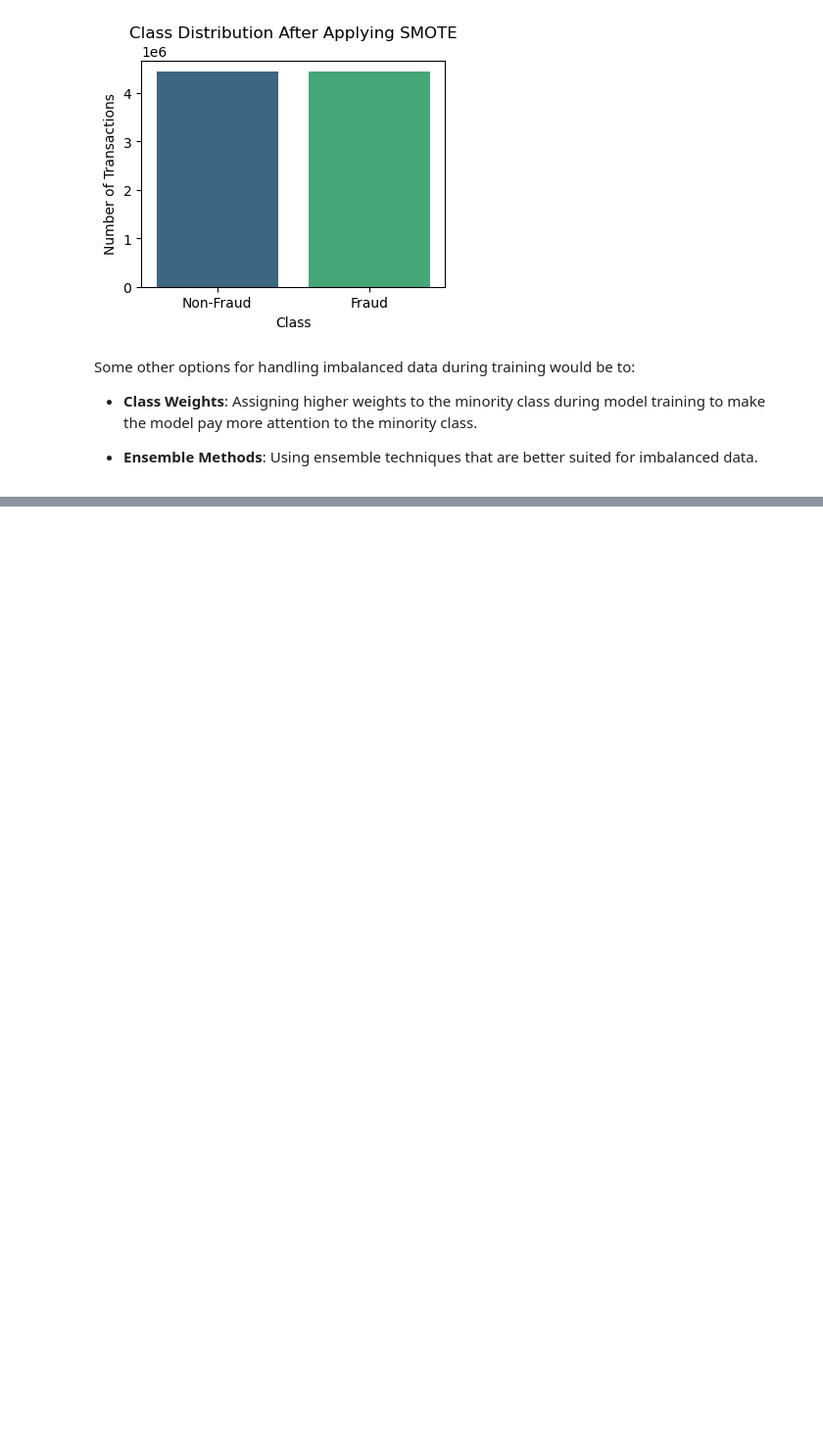
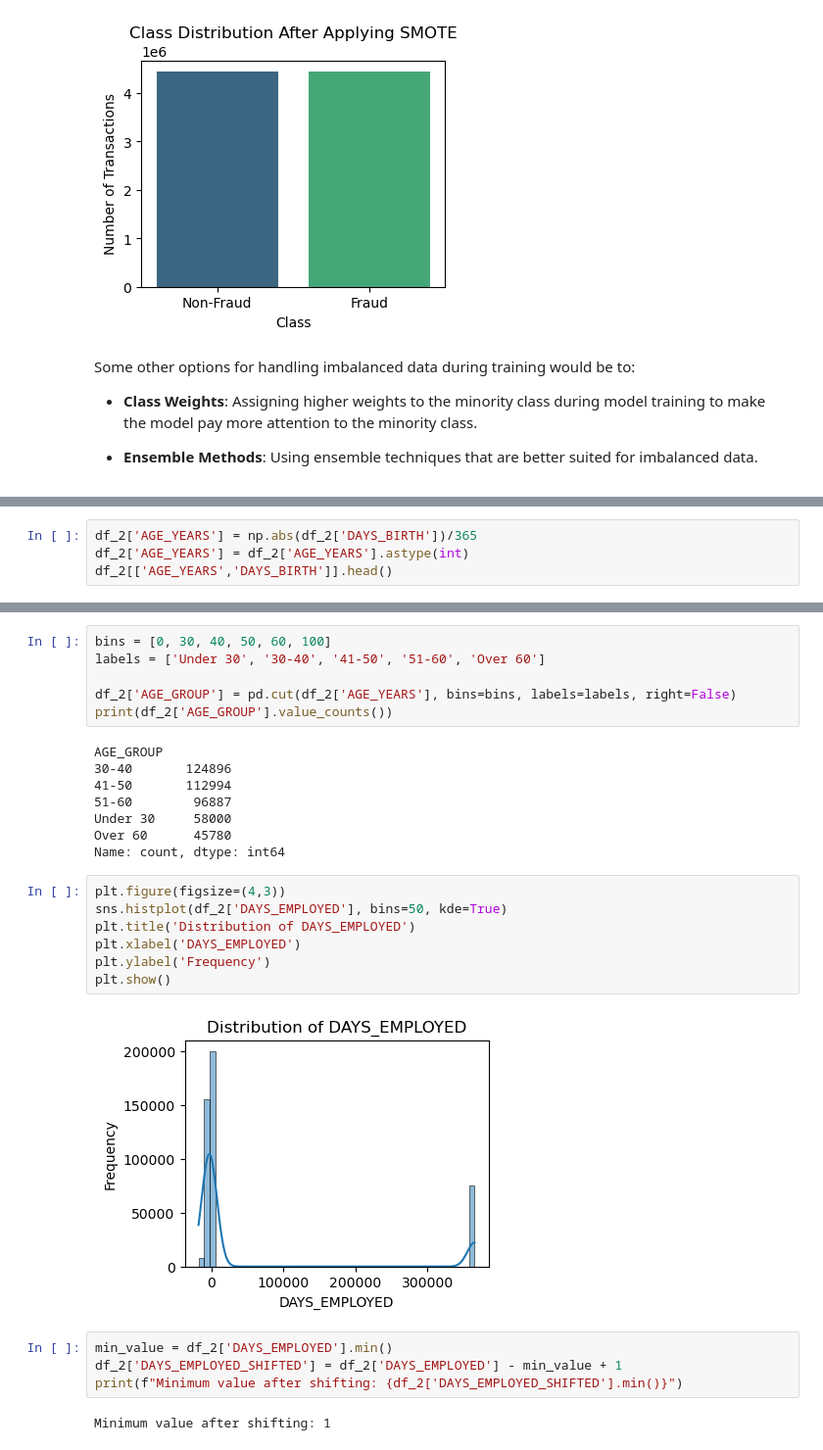
Before and after one commit to curio25/fraud-detection, a Jupyter notebook: analytics/eda.ipynb, the cells around one changed output, grey strips where cells are left out. Shown at 98% size. Saved outputs shown, nothing was run; the diff lists cells and outputs as text; blank space fills up the shorter version.

```diff
--- a/analytics/eda.ipynb
+++ b/analytics/eda.ipynb
@@ -458,0 +611,4 @@ Some other options for handling imbalanced data during training would be to:
+# %%
+df_2['AGE_YEARS'] = np.abs(df_2['DAYS_BIRTH'])/365
+df_2['AGE_YEARS'] = df_2['AGE_YEARS'].astype(int)
+df_2[['AGE_YEARS','DAYS_BIRTH']].head()
@@ -458,0 +622,29 @@ Some other options for handling imbalanced data during training would be to:
+# %%
+bins = [0, 30, 40, 50, 60, 100]
+labels = ['Under 30', '30-40', '41-50', '51-60', 'Over 60']
+
+df_2['AGE_GROUP'] = pd.cut(df_2['AGE_YEARS'], bins=bins, labels=labels, right=False)
+print(df_2['AGE_GROUP'].value_counts())
+# %% [output]
+AGE_GROUP
+30-40       124896
+41-50       112994
+51-60        96887
+Under 30     58000
+Over 60      45780
+Name: count, dtype: int64
+# %%
+plt.figure(figsize=(4,3))
+sns.histplot(df_2['DAYS_EMPLOYED'], bins=50, kde=True)
+plt.title('Distribution of DAYS_EMPLOYED')
+plt.xlabel('DAYS_EMPLOYED')
+plt.ylabel('Frequency')
+plt.show()
+# %% [output]
+[figure, added]
+# %%
+min_value = df_2['DAYS_EMPLOYED'].min()
+df_2['DAYS_EMPLOYED_SHIFTED'] = df_2['DAYS_EMPLOYED'] - min_value + 1
+print(f"Minimum value after shifting: {df_2['DAYS_EMPLOYED_SHIFTED'].min()}")
+# %% [output]
+Minimum value after shifting: 1
```
Also changed, not shown: parts of 25 cells of this notebook.
